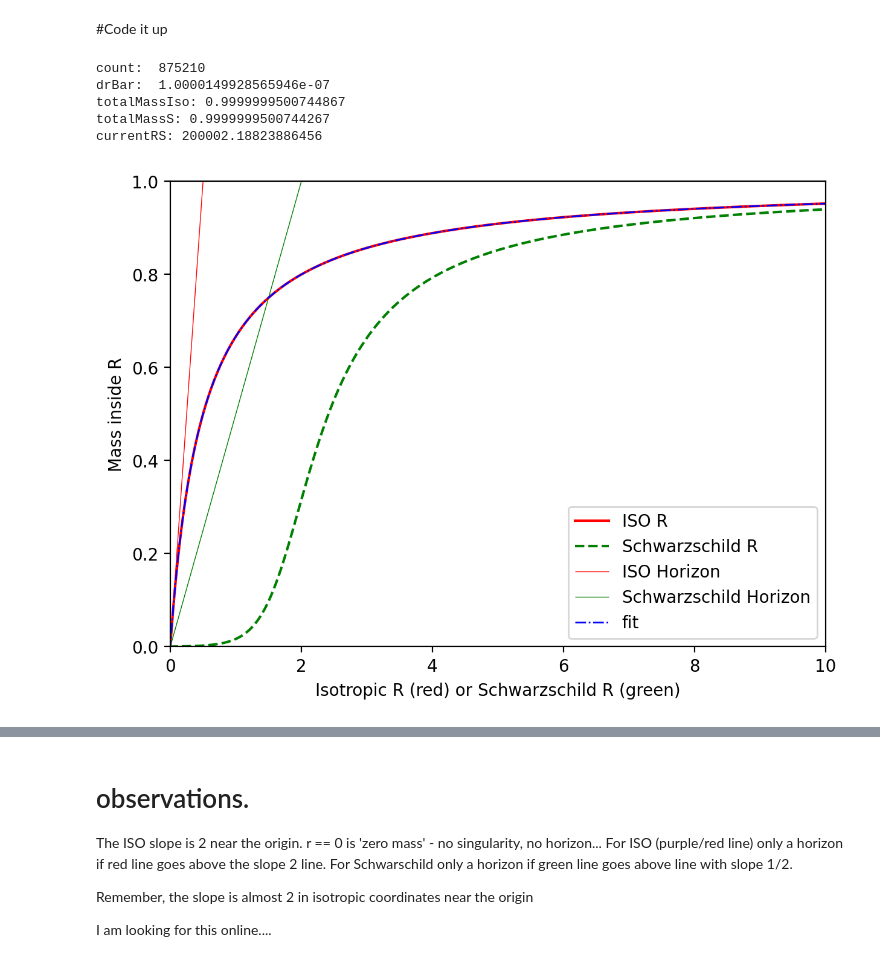
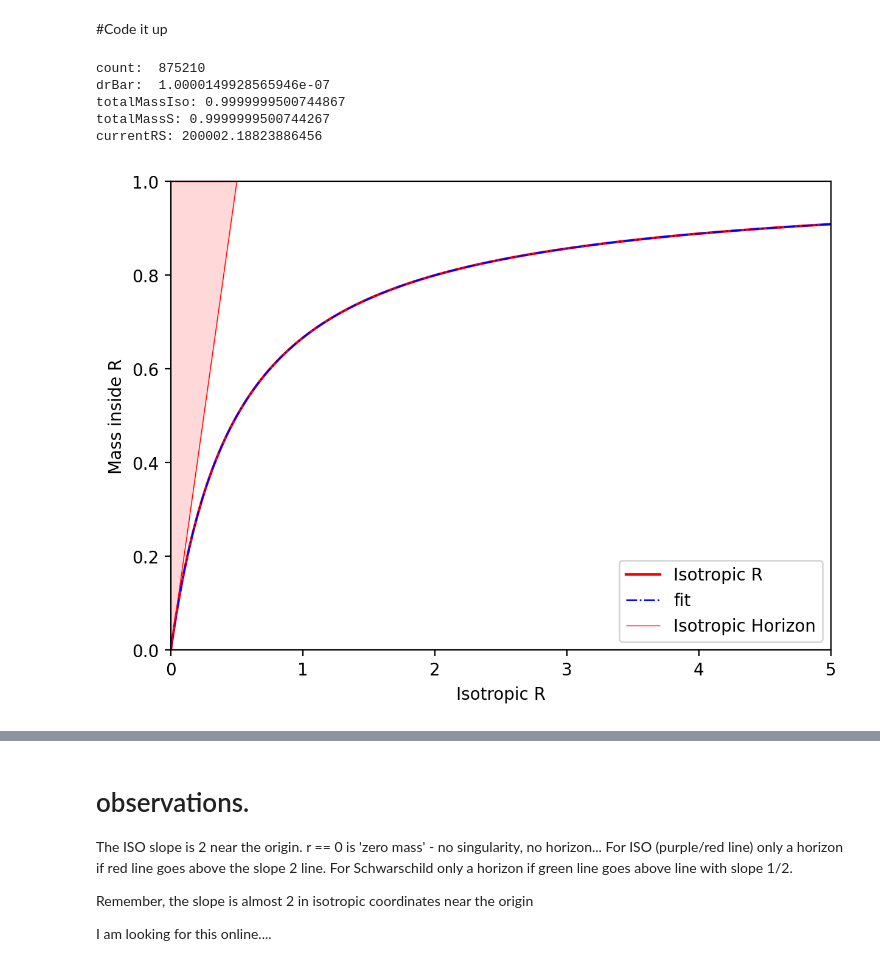
Before and after one commit to tomandersen/rzero, a Jupyter notebook: jupyter/GravitationalEnergy.ipynb, the cells around one changed output, grey strips where cells are left out. Cells and saved outputs as stored; diff of their text form; code cells hidden in the pictures.

Commit message:
fixed labels on figures, also tweaked the images

```diff
--- a/jupyter/GravitationalEnergy.ipynb
+++ b/jupyter/GravitationalEnergy.ipynb
@@ -72,62 +72,80 @@ for i in range(len(drBars) - 1, -1, -1):
     drBar = drBars[i]
     rBar = rBars[i]
     massBirchoff = massInsides[i]
     totalMassS += katzs[i] # kinda trivial - we step over the same shells as in the ISO calculation...
 
     # (see katz 1985 bottom pg 23p))
     # take correct derivative of katz equation to get dr/drBar at a given mass
     localRSFactor = (1 - massBirchoff/(2*rBar))**2 + (massBirchoff*(1 - massBirchoff/(2*rBar)))/rBar
     currentRS += drBar/localRSFactor
     rSs.append(currentRS)
 
 #rSs is in the reverse order of all the other lists
 rSs.reverse()
 
 print('totalMassIso:',totalMassIso)
 print('totalMassS:',totalMassS)
 print('currentRS:',currentRS)
 #print('rSs:',rSs)
 
-#define my plot
-def my_plot(rBars, massInsides, rSs, fits):
-    fig = plt.figure(figsize=(7, 5), dpi=200)
-    plt.plot(rBars, massInsides, marker="none", color='red', lw=1.5, label='ISO R')
-    plt.plot(rSs, massInsides, marker="none", color='green', linestyle='dashed', lw=1.5, label='Schwarzschild R')
-    plt.xlabel('Isotropic R (red) or Schwarzschild R (green)');
-    plt.ylabel('Mass inside R');
-    #plt.vlines(horizonR, ymin=0, ymax=1)
+#plot the ISO graph
+fig = plt.figure(figsize=(7, 5), dpi=200)
+plt.plot(rBars, massInsides, marker="none", color='red', lw=1.5, label='Isotropic R')
+plt.plot(rBars,fits, marker="none", color='blue' , linestyle='-.', lw=1.0, label='fit')
+plt.xlabel('Isotropic R');
+plt.ylabel('Mass inside R');
+lc = matplotlib.collections.LineCollection([[(0, 0), (0.5, 1.0)]], color="r", lw=0.5, label='Isotropic Horizon')
+plt.gca().add_collection(lc)
+horizonXs = [0,0.5]
+horizonY1 = [0,1.0]
+horizonY2 = [1.0,1.0]
+plt.fill_between(horizonXs, horizonY1, horizonY2, color='r', alpha=.15)
 
-    # Takes list of lines, where each line is a sequence of coordinates
-    lc = matplotlib.collections.LineCollection([[(0, 0), (0.5, 1.0)]], color="r", lw=0.5, label='ISO Horizon')
-    plt.gca().add_collection(lc)
-
-    lc = matplotlib.collections.LineCollection([[(0, 0), (2.0, 1.0)]], color="g", lw=0.5, label='Schwarzschild Horizon')
-    plt.gca().add_collection(lc)
-
-
-    plt.plot(rBars,fits, marker="none", color='blue' , linestyle='-.', lw=1.0, label='fit')
-    plt.legend()
-
-
-# # origin zoom - also see slope == 1
-#my_plot(rBars, massInsides, rSs, fits)
-#plt.axis((0, 0.50, 0.0, 0.3));
-#plt.show()
-
-# Full plot
-my_plot(rBars, massInsides, rSs, fits)
-plt.axis((0, 10*M, 0.0, 1*M));
+plt.legend(loc='lower right')
+plt.axis((0, 5*M, 0.0, 1*M));
 plt.savefig('../chapters/images/no-horizons.png', bbox_inches='tight')
 plt.show()
 
-# Bigger area around origin
-my_plot(rBars, massInsides, rSs, fits)
-plt.axis((0, 5*M, 0, 1*M));
+#plot the Schwarzschild graph
+fig = plt.figure(figsize=(7, 5), dpi=200)
+plt.plot(rSs, massInsides, marker="none", color='green', linestyle='dashed', lw=1.5, label='Schwarzschild R')
+plt.xlabel('Schwarzschild R');
+plt.ylabel('Mass inside R');
+lc = matplotlib.collections.LineCollection([[(0, 0), (2.0, 1.0)]], color="g", lw=0.5, label='Schwarzschild Horizon')
+plt.gca().add_collection(lc)
+horizonXs = [0,2.0]
+horizonY1 = [0,1.0]
+horizonY2 = [1.0,1.0]
+plt.fill_between(horizonXs, horizonY1, horizonY2, color='g', alpha=.15)
+plt.legend(loc='lower right')
+plt.axis((0, 10*M, 0.0, 1*M));
+plt.savefig('../chapters/images/no-horizons-s.png', bbox_inches='tight')
 plt.show()
+
+
+# #define my plot
+# def my_plot(rBars, massInsides, rSs, fits):
+#     fig = plt.figure(figsize=(7, 5), dpi=200)
+#     plt.plot(rBars, massInsides, marker="none", color='red', lw=1.5, label='ISO R')
+#     plt.plot(rSs, massInsides, marker="none", color='green', linestyle='dashed', lw=1.5, label='Schwarzschild R')
+#     plt.xlabel('Isotropic R (red) or Schwarzschild R (green)');
+#     plt.ylabel('Mass inside R');
+#     #plt.vlines(horizonR, ymin=0, ymax=1)
+
+#     # Takes list of lines, where each line is a sequence of coordinates
+#     lc = matplotlib.collections.LineCollection([[(0, 0), (0.5, 1.0)]], color="r", lw=0.5, label='ISO Horizon')
+#     plt.gca().add_collection(lc)
+
+#     lc = matplotlib.collections.LineCollection([[(0, 0), (2.0, 1.0)]], color="g", lw=0.5, label='Schwarzschild Horizon')
+#     plt.gca().add_collection(lc)
+
+
+#     plt.plot(rBars,fits, marker="none", color='blue' , linestyle='-.', lw=1.0, label='fit')
+#     plt.legend()
 # %% [output]
 count:  875210
 drBar:  1.0000149928565946e-07
 totalMassIso: 0.9999999500744867
 totalMassS: 0.9999999500744267
 currentRS: 200002.18823886456
-[figure, old version]
+[figure, new version]
```
Also changed, not shown: parts of 1 cell of this notebook, 7 other files.
